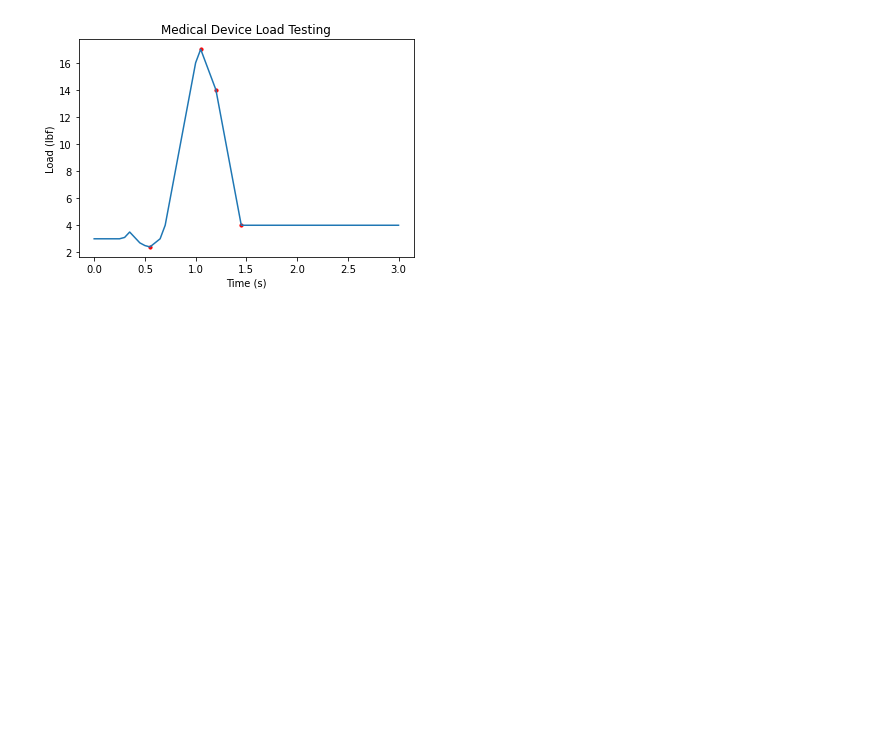
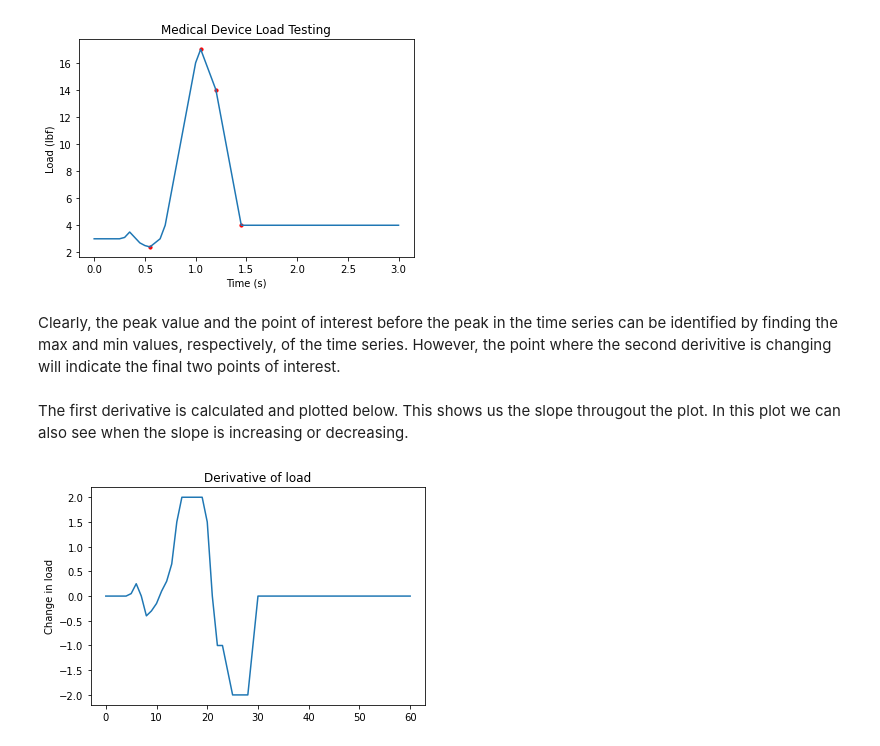
Before and after one commit to grykah/projects, a Jupyter notebook: TimeSeriesPointExtraction/TimeSeriesPointExtraction.ipynb, the cells around one changed output. Cells and saved outputs as stored; diff of their text form; code cells hidden in the pictures; blank space fills up the shorter version.

```diff
--- a/TimeSeriesPointExtraction/TimeSeriesPointExtraction.ipynb
+++ b/TimeSeriesPointExtraction/TimeSeriesPointExtraction.ipynb
@@ -39,3 +42,16 @@ plt.ylabel('Load (lbf)')
 # %% [output]
 Text(0, 0.5, 'Load (lbf)')
 [figure]
+# %% [markdown]
+Clearly, the peak value and the point of interest before the peak in the time series can be identified by finding the max and min values, respectively, of the time series. However, the point where the second derivitive is changing will indicate the final two points of interest.
+# %% [markdown]
+The first derivative is calculated and plotted below.  This shows us the slope througout the plot.  In this plot we can also see when the slope is increasing or decreasing.
+# %%
+ddf = np.gradient(df.load)
+plt.plot(ddf)
+plt.title('Derivative of load')
+plt.ylabel('Change in load')
+
+df['deriv'] = ddf
+# %% [output]
+[figure, added]
```
Also changed, not shown: parts of 15 cells of this notebook.
